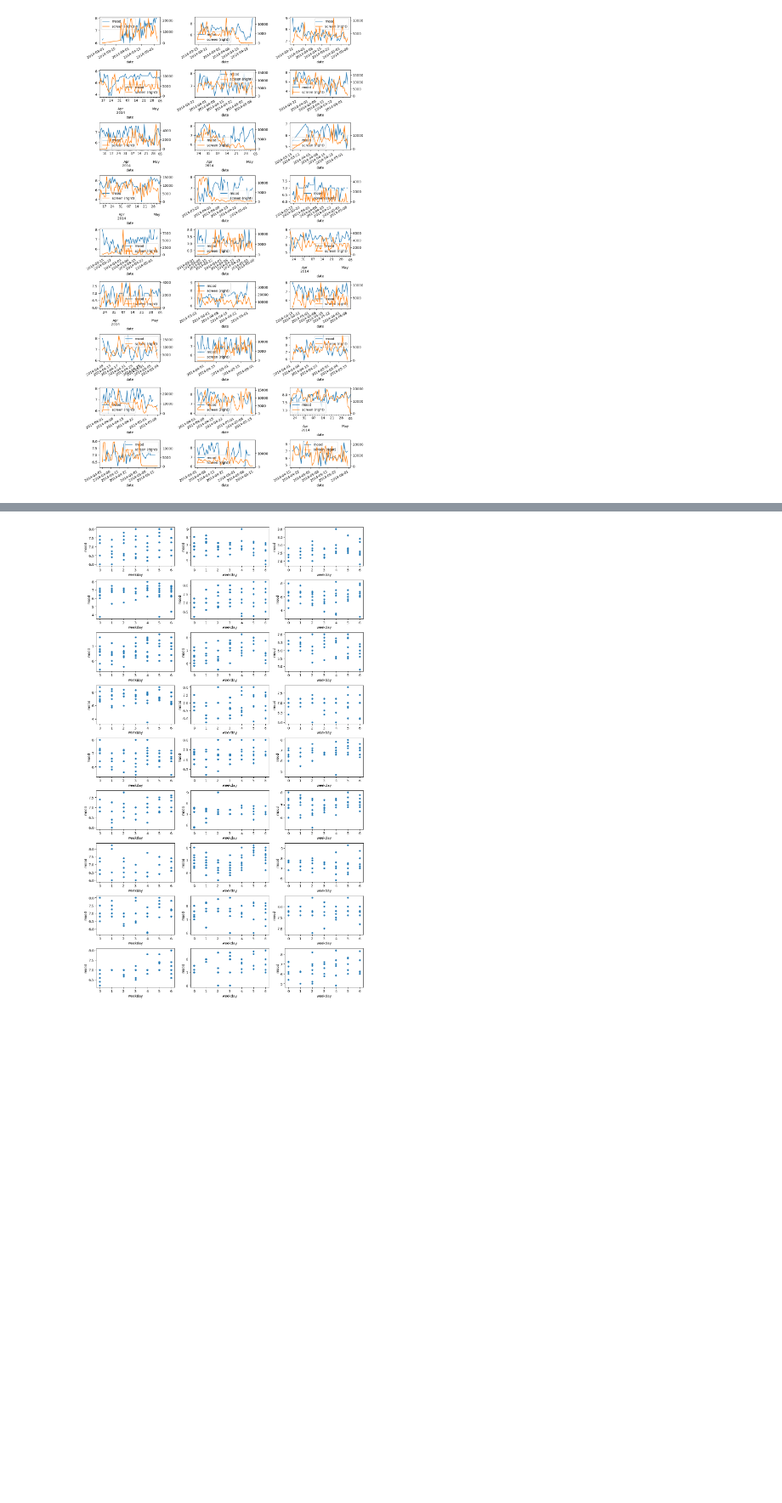
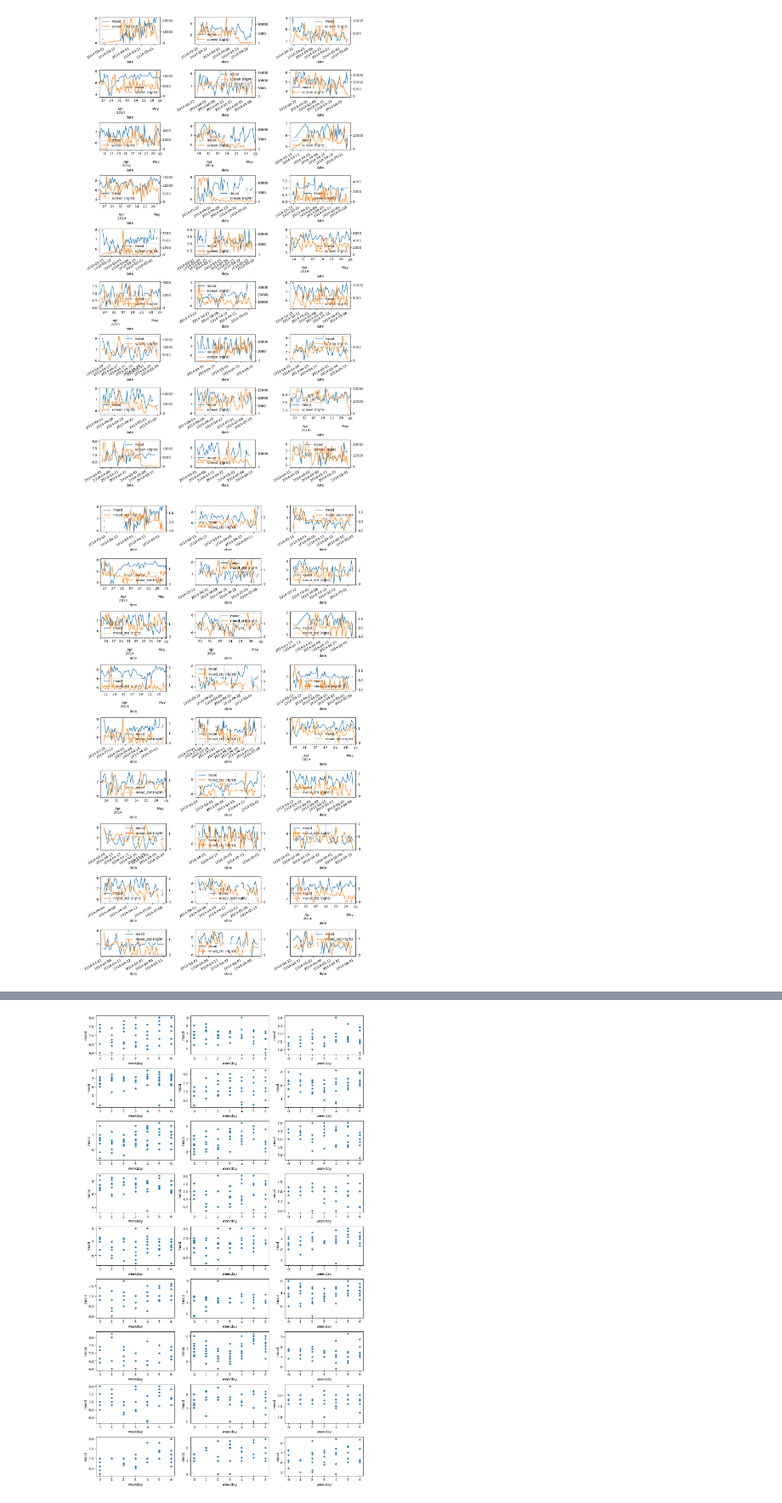
Before and after one commit to PaulHosek/DataMining, a Jupyter notebook: read_mood_data.ipynb, the cells around one changed output, grey strips where cells are left out. Shown at 85% size. Cells and saved outputs as stored; diff of their text form; code cells hidden in the pictures; blank space fills up the shorter version.

Commit message:
add STD and some plots

```diff
--- a/read_mood_data.ipynb
+++ b/read_mood_data.ipynb
@@ -27,8 +27,14 @@ def aggregate_individual_data(raw=pd.DataFrame, to_average=None ):
     raw['date'] = raw['time'].dt.date
 
     # initialize new df with variables as columns
-    processed = pd.DataFrame(columns= raw['variable'].unique())
-    processed.insert(0, 'date', [])
+    vars = ['date', 'mood', 'circumplex.arousal', 'circumplex.valence',
+       'activity', 'screen', 'call', 'sms', 'appCat.builtin',
+       'appCat.communication', 'appCat.entertainment', 'appCat.finance',
+       'appCat.game', 'appCat.office', 'appCat.other', 'appCat.social',
+       'appCat.travel', 'appCat.unknown', 'appCat.utilities', 'appCat.weather',
+       'mood_std', 'circumplex.arousal_std', 'circumplex.valence_std',
+       'activity_std']
+    processed = pd.DataFrame(columns= vars)
 
     # fill df
     # loop over days
@@ -37,15 +43,17 @@ def aggregate_individual_data(raw=pd.DataFrame, to_average=None ):
         row = (raw['date'] == day)
 
         # loop over variables
-        for col in processed.columns[1:-1]:
+        for col in vars[1:-1]:
 
             # average values of given specified variables
             if col in to_average:
                 processed.loc[i, col] = raw.loc[row & (raw['variable'] == col)].value.mean()
+                processed.loc[i, col+'_std'] = raw.loc[row & (raw['variable'] == col)].value.std()
+
 
             # sum values for the other variables
             else:
-                processed.loc[i, col] = raw.loc[row & (raw['variable'] == col)].value.sum()
+                processed.loc[i, col] = raw.loc[row & (raw['variable'] == col)].value.abs().sum()
 
     # sort the df according to date
     processed['date'] = pd.to_datetime(processed.loc[:,'date'])
@@ -131,3 +139,25 @@ for row in range(nrows):
 plt.tight_layout()
 # %% [output]
 [figure]
+# %%
+# plot some data
+nrows = 9
+ncols = 3
+
+fig, axes = plt.subplots(nrows, ncols, figsize = [12, 20])
+
+counter = 0
+for row in range(nrows):
+    for col in range(ncols):
+        processed_dfs[counter].plot('date', 'mood', ax = axes[row, col])
+        processed_dfs[counter].plot('date', 'mood_std', ax = axes[row, col], secondary_y=True)
+        counter += 1
+
+        if counter >= len(processed_dfs):
+            break
+    if counter >= len(processed_dfs):
+            break
+
+plt.tight_layout()
+# %% [output]
+[figure, added]
```
Also changed, not shown: parts of 2 cells of this notebook, 28 other files.
